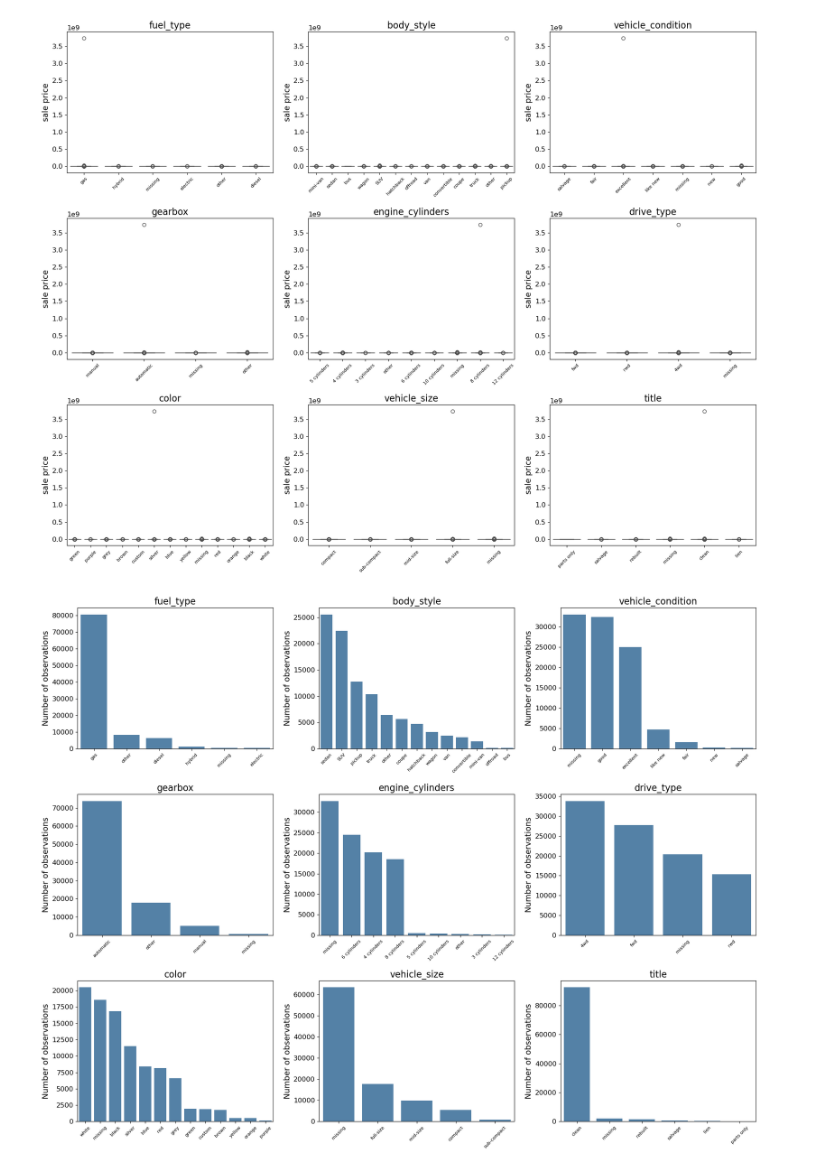
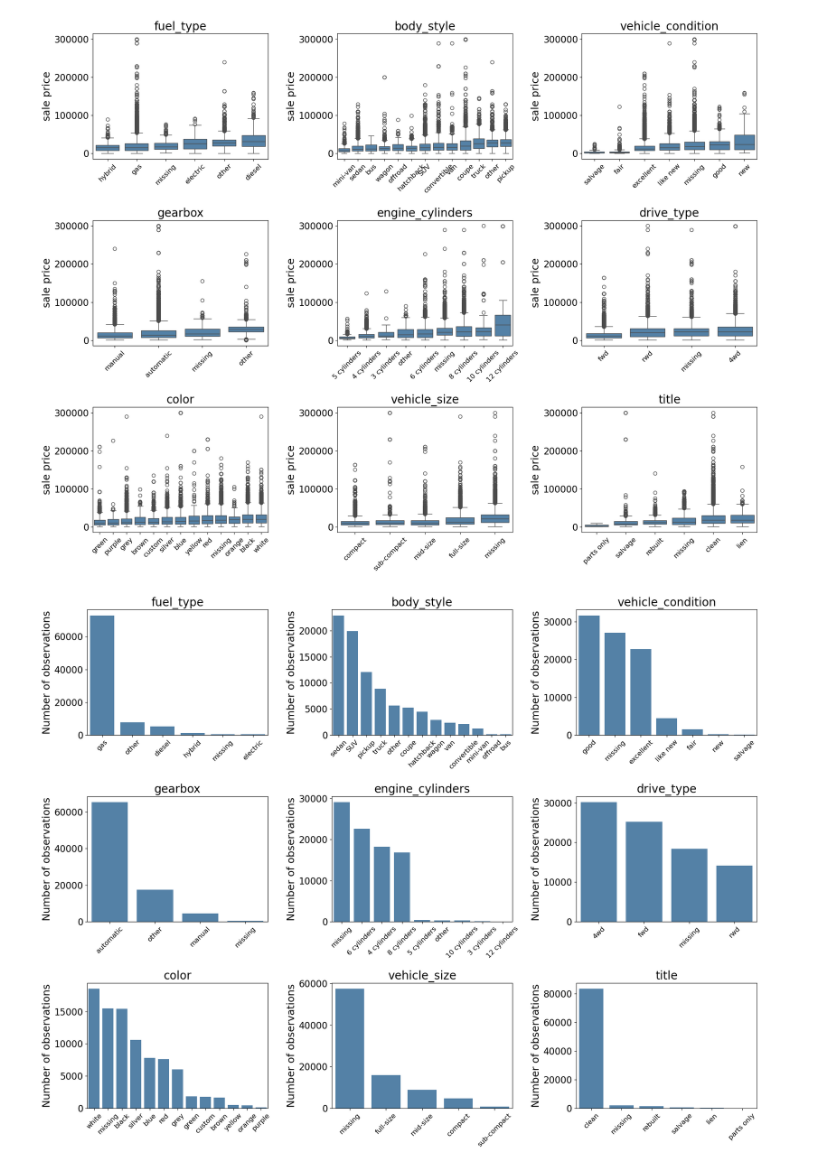
Before and after one commit to DavidVuk2000/machine-learning-2627-assignment, a Jupyter notebook: juul_scrapjupyter.ipynb, the cells around one changed output. Drawn from its saved outputs; the diff is of its cells as text; code cells hidden in the pictures.

```diff
--- a/juul_scrapjupyter.ipynb
+++ b/juul_scrapjupyter.ipynb
@@ -142,0 +153,15 @@ dtype: int64
+# %%
+
+df = df[(df["sale_price"] >= 500) & (df["sale_price"] <= 300_000)]
+df = df[~(df["mileage"] > 500_000)]
+
+shape_after = df.shape
+print(f"Removed lines impossible, dupes and filler values: \n", shape_for[0] - shape_after[0])
+print(shape_after)
+#dup_cols = [c for c in df.columns if c not in ["region", "location"]]
+#df = df.drop_duplicates(subset=dup_cols)
+
+numeric_df = df.select_dtypes(include=['float64', 'int64'])
+classes_df = df.select_dtypes(include=['object'])
+cat_cols = classes_df.columns
+classes_df_20 = classes_df.loc[:, classes_df.nunique() <= 20]
@@ -143,13 +172,10 @@ dtype: int64
 # %%
-# CATIGORICAL COLUMNS
-# Looking at the unique values in the categorical columns
-classes_df = df.select_dtypes(include=['object'])
-cat_cols = classes_df.columns
-classes_df_20 = classes_df.loc[:, classes_df.nunique() <= 20] # Selecting all rows and only the columns with less than or equal to 20 unique values (for shape plot)
+
+# Before cleaning visualization!
 
 rows = []
 for col in classes_df.columns:
-    counts = df[col].value_counts()          # without NaN here, so the top value is a real category
+    counts = df[col].value_counts()
     n_missing = df[col].isnull().sum()
     top_count = counts.iloc[0]
     rows.append({
@@ -179,9 +205,10 @@ for ax, col in zip(axes.ravel(), classes_df_20.columns):
     sns.boxplot(data=plot_df, x=col, y="price", order=order,
                 ax=ax, showfliers=True, color="steelblue")
     ax.set_title(col)
+    ax.set_ylabel("sale price")
+    #ax.set_yscale("log")
     ax.set_xlabel("")
-    ax.set_ylabel("sale price")
-    ax.tick_params(axis="x", rotation=45, labelsize=8)
+    ax.tick_params(axis="x", rotation=45, labelsize=12)
 
 plt.tight_layout()
 plt.savefig("Figures/DataVisualization/boxplots_before.png", dpi=250, bbox_inches="tight")
@@ -199,7 +226,7 @@ for ax, col in zip(axes.ravel(), classes_df_20.columns):
     ax.set_title(col)
     ax.set_xlabel("")
     ax.set_ylabel("Number of observations")
-    ax.tick_params(axis="x", rotation=45, labelsize=8)
+    ax.tick_params(axis="x", rotation=45, labelsize=12)
 
 plt.tight_layout()
 plt.savefig("Figures/DataVisualization/histograms_categorical_before.png", dpi=250, bbox_inches="tight")
@@ -224,3 +251,3 @@ Double rows for catagorical values:
-[figure, old version]
+[figure, new version]
-[figure, old version]
+[figure, new version]
 # %%
```
Also changed, not shown: parts of 15 cells of this notebook, 8 other files.
